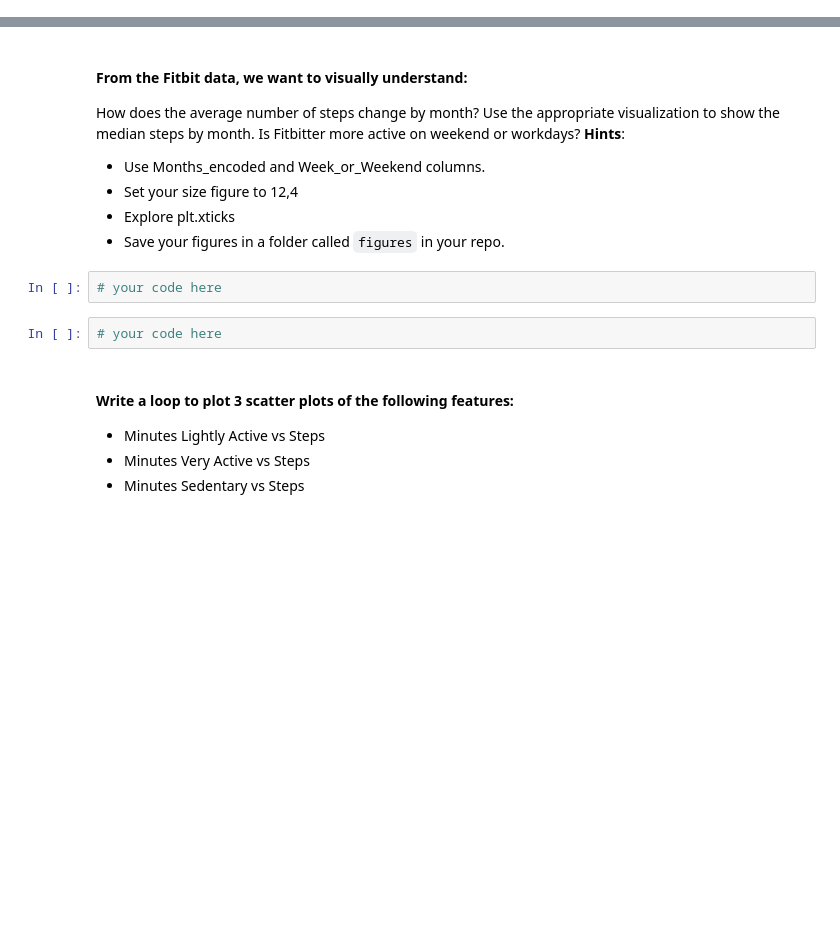
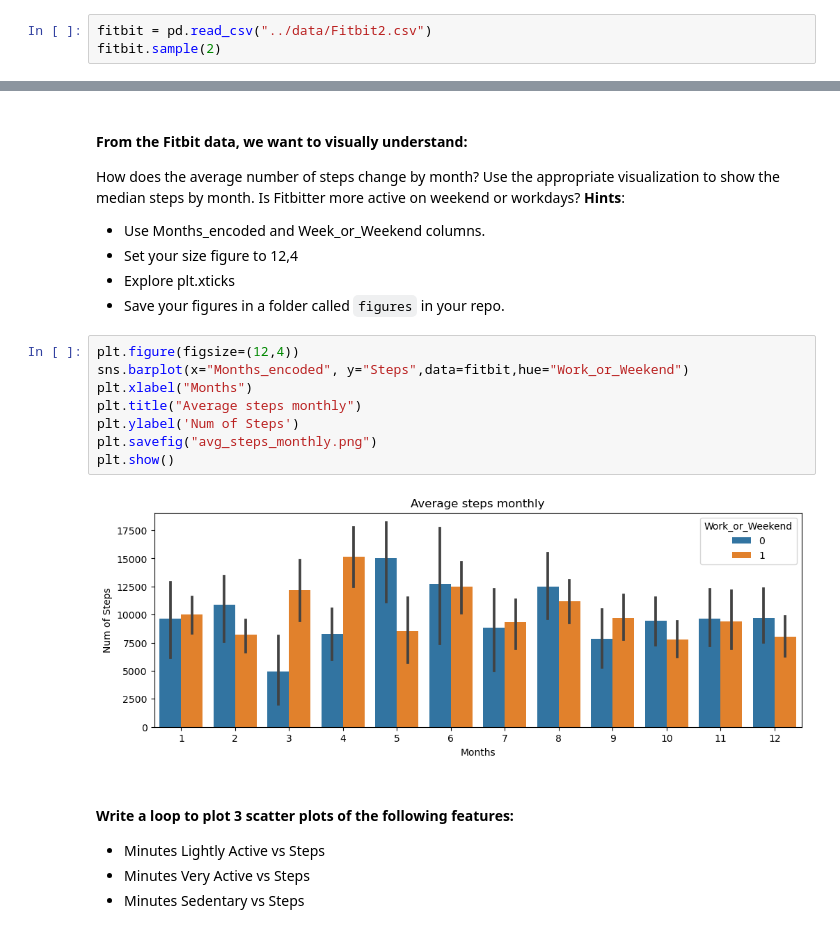
Before and after one commit to perikoloso/lab-matplotlib-seaborn, a Jupyter notebook: your-code/challenge-1.ipynb, the cells around one changed output, grey strips where cells are left out. Saved outputs shown, nothing was run; the diff lists cells and outputs as text; blank space fills up the shorter version.

Commit message:
[Pere] Visualization labs added

```diff
--- a/your-code/challenge-1.ipynb
+++ b/your-code/challenge-1.ipynb
@@ -18,0 +19,3 @@ import seaborn as sns
+# %%
+fitbit = pd.read_csv("../data/Fitbit2.csv")
+fitbit.sample(2)
@@ -26,10 +34,16 @@ How does the average number of steps change by month? Use the appropriate visual
 * Set your size figure to 12,4
 * Explore plt.xticks
 * Save your figures in a folder called `figures` in your repo.
-# %%
-# your code here
-# %%
-# your code here
+# %%
+plt.figure(figsize=(12,4))
+sns.barplot(x="Months_encoded", y="Steps",data=fitbit,hue="Work_or_Weekend")
+plt.xlabel("Months")
+plt.title("Average steps monthly")
+plt.ylabel('Num of Steps')
+plt.savefig("avg_steps_monthly.png")
+plt.show()
+# %% [output]
+[figure, added]
 # %% [markdown]
 #### Write a loop to plot 3 scatter plots of the following features:
 
```
Also changed, not shown: parts of 5 cells of this notebook, 1 other file.
